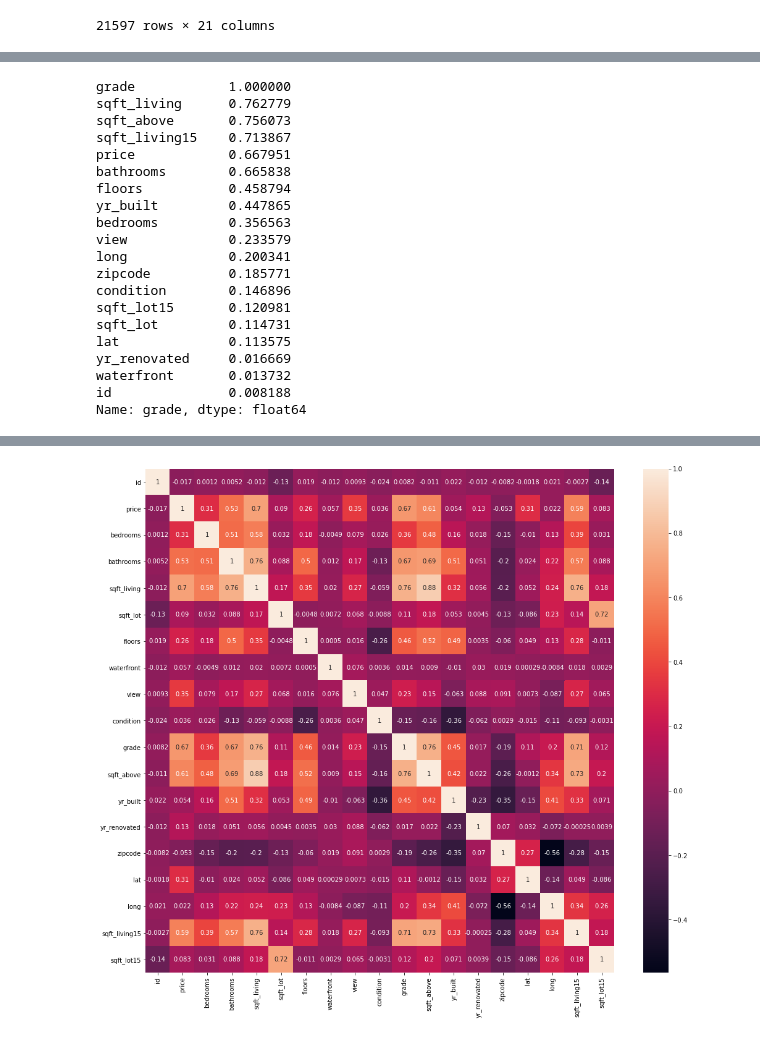
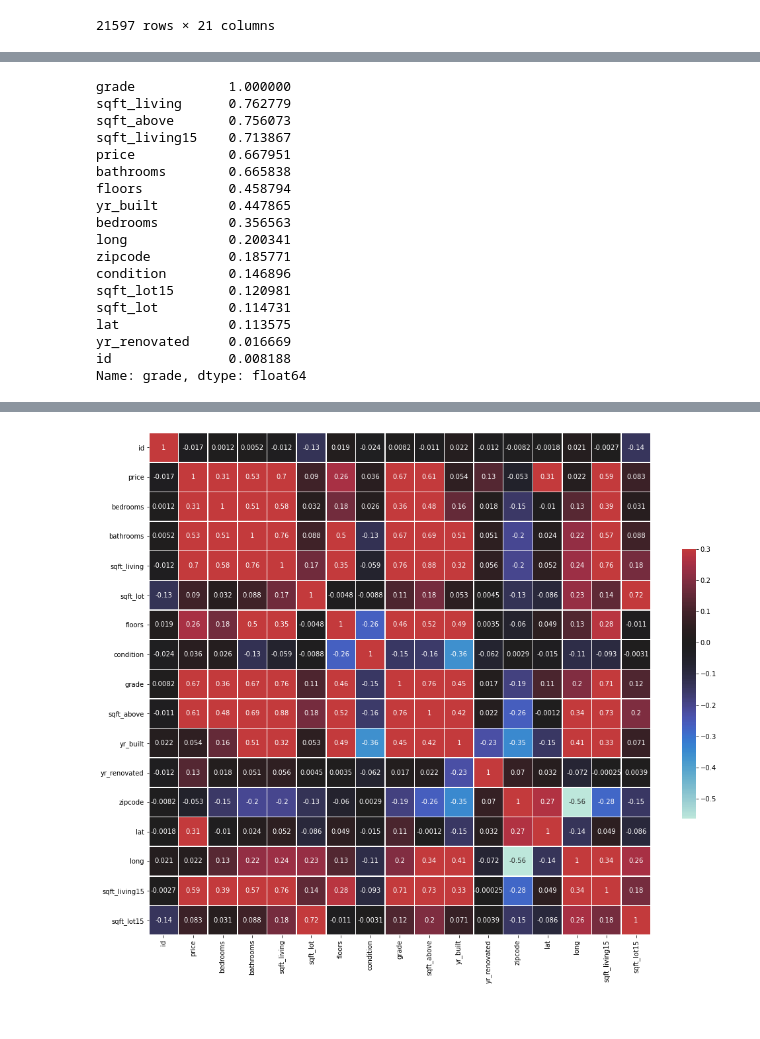
Before and after one commit to Somethingor/bsc-phase-two-project, a Jupyter notebook: notebooks/exploratory/member-daniel/cleaning.ipynb, the cells around one changed output, grey strips where cells are left out. Drawn from its saved outputs; the diff is of its cells as text; code cells hidden in the pictures.

```diff
--- a/notebooks/exploratory/member-daniel/cleaning.ipynb
+++ b/notebooks/exploratory/member-daniel/cleaning.ipynb
@@ -30,8 +32,7 @@ df
 | 21596 | 1523300157 | 10/15/2014 | 325000.0 | 2 | 0.75 | 1020 | 1076 | 2.0 | 0.0 | 0.0 | ... |
 21597 rows × 21 columns
 # %%
-df['waterfront'] = df['waterfront'].astype('bool')
-df['view'] = df['view'].astype('bool')
+#df['waterfront'] = df['waterfront'].astype('bool')
 # %%
 df.info()
 # %% [output]
@@ -75,3 +76,9 @@ dtype: int64
 # %%
 df.waterfront = df.waterfront.replace(np.nan, '0')
 df.view = df.view.replace(np.nan, '0')
+# %%
+#df[["sqft_basement"]] = df[["sqft_basement"]].apply(pd.to_numeric, errors='ignore')
+
+df["sqft_basement"] = df["sqft_basement"].astype(str).astype(float)
+
+df['sqft_basement'] = df['sqft_basement'].apply(lambda x: '1' if x >= 1 else 0)
@@ -124,7 +148,6 @@ bathrooms        0.665838
 floors           0.458794
 yr_built         0.447865
 bedrooms         0.356563
-view             0.233579
 long             0.200341
 zipcode          0.185771
 condition        0.146896
@@ -132,7 +155,6 @@ sqft_lot15       0.120981
 sqft_lot         0.114731
 lat              0.113575
 yr_renovated     0.016669
-waterfront       0.013732
 id               0.008188
 Name: grade, dtype: float64
 # %%
@@ -149,6 +171,7 @@ df.describe()
 | max | 9.900000e+09 | 7.700000e+06 | 33.000000 | 8.000000 | 13540.000000 | 1.651359e+06 | 3.500000 | 5.000000 | 13.000000 | 9410.000000 | ... |
 # %%
 plt.figure(figsize=(17,15))
-ax = sns.heatmap(df.corr(), annot=True)
+ax = sns.heatmap(df.corr(), annot=True, vmax=.3, center=0,
+            square=True, linewidths=.5, cbar_kws={"shrink": .5})
 # %% [output]
-[figure, old version]
+[figure, new version]
```
Also changed, not shown: parts of 10 cells of this notebook, 1 other file.
